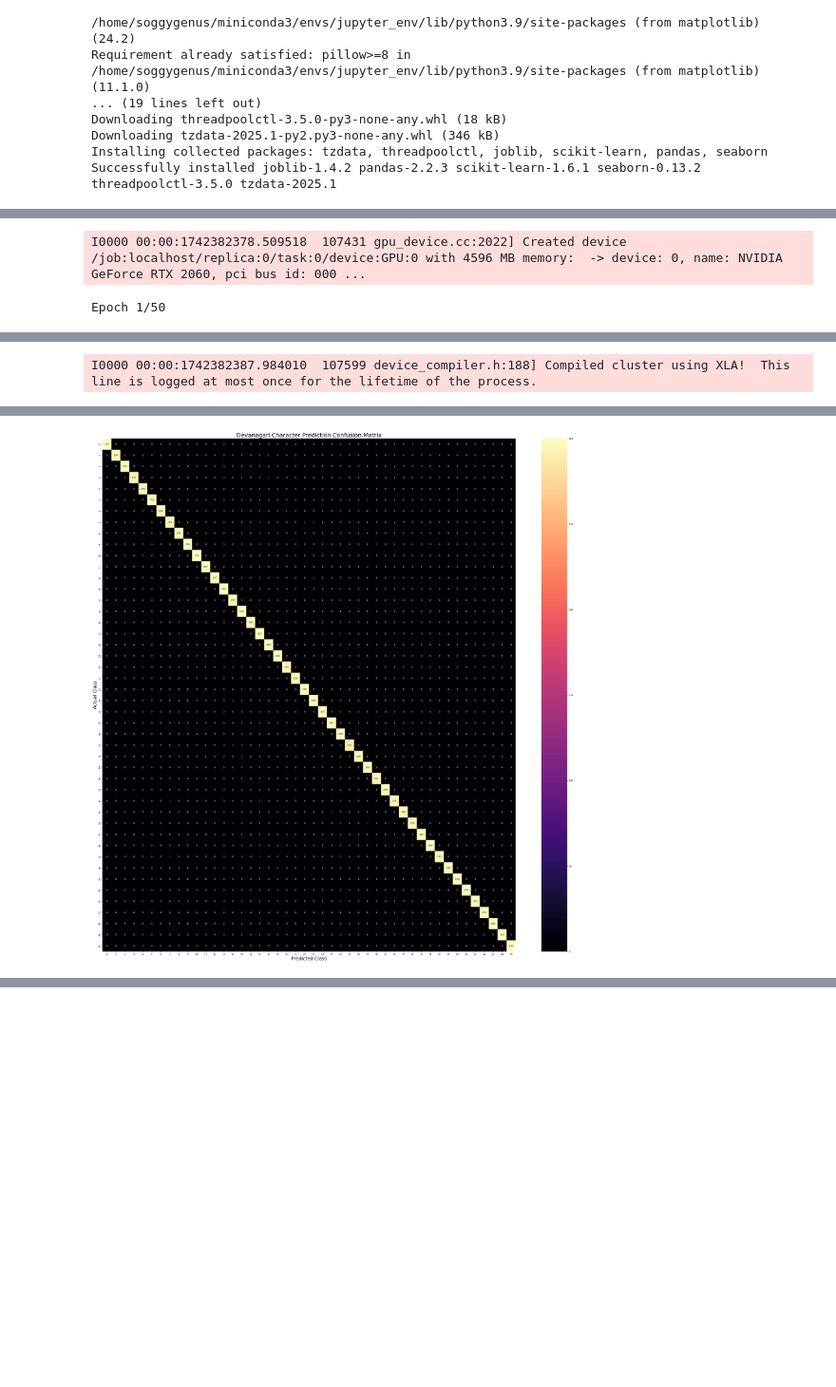
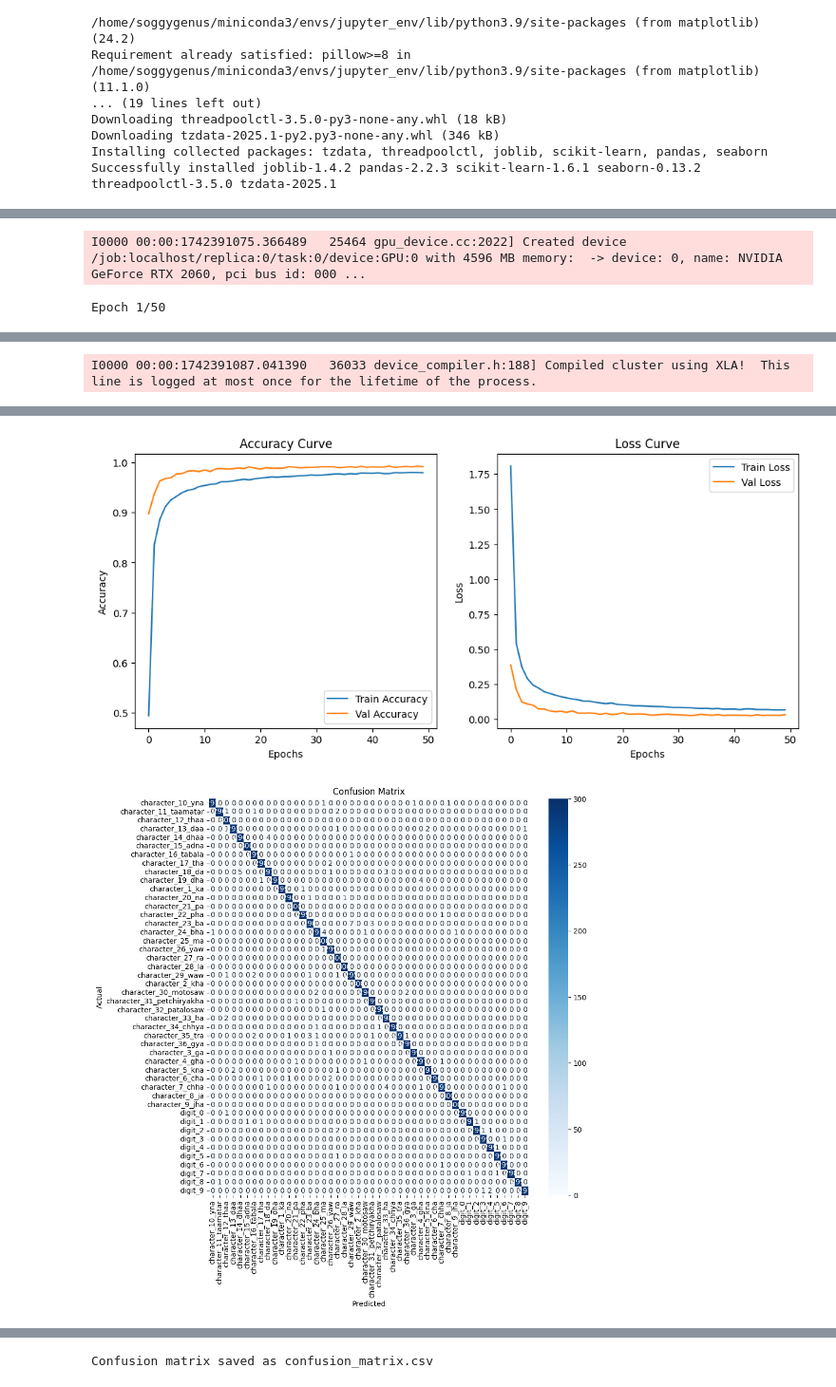
Before and after one commit to ColdWistler/CV_DevnagriDetection, a Jupyter notebook: NepaliTextDetection/HybridCNNTransformer_fixed_updated.ipynb, the cells around one changed output, grey strips where cells are left out. Shown at 95% size. Drawn from its saved outputs; the diff is of its cells as text; code cells hidden in the pictures; blank space fills up the shorter version.

```diff
--- a/NepaliTextDetection/HybridCNNTransformer_fixed_updated.ipynb
+++ b/NepaliTextDetection/HybridCNNTransformer_fixed_updated.ipynb
@@ -23,7 +23,7 @@ import matplotlib.pyplot as plt
 import pandas as pd
 import numpy as np
 import seaborn as sns
-from sklearn.metrics import classification_report, confusion_matrix
+from sklearn.metrics import classification_report, confusion_matrix, precision_recall_curve, roc_curve, auc
 from sklearn.utils.class_weight import compute_class_weight
 from keras.models import Model
 from keras.layers import Input, Conv2D, MaxPooling2D, Dropout, Flatten, Dense, Reshape, MultiHeadAttention, LayerNormalization, GlobalAveragePooling1D
@@ -44,7 +44,7 @@ train_datagen = ImageDataGenerator(
     rotation_range=10,
     width_shift_range=0.1,
     height_shift_range=0.1,
-    fill_mode='nearest'  # Prevents distortion artifacts
+    fill_mode='nearest'
 )
 
 test_datagen = ImageDataGenerator(rescale=1.0/255)
@@ -59,11 +59,10 @@ test_set = test_datagen.flow_from_directory(
 
 num_classes = len(training_set.class_indices)
 
-# Compute class weights for handling imbalance
+# Compute class weights
 y_train = training_set.classes
 class_weights = compute_class_weight('balanced', classes=np.unique(y_train), y=y_train)
 class_weight_dict = dict(enumerate(class_weights))
-print("Class Weights:", class_weight_dict)
 
 # Define the CNN-Transformer hybrid model
 input_shape = (32, 32, 3)
@@ -107,7 +106,7 @@ history = model.fit(
     epochs=50,
     validation_data=test_set,
     validation_steps=len(test_set),
-    class_weight=class_weight_dict,  # Apply class weights
+    class_weight=class_weight_dict,
     callbacks=[tensorboard_callback]
 )
 
@@ -124,17 +123,45 @@ y_pred_classes = np.argmax(y_pred, axis=1)
 y_true = test_set.classes[:len(y_pred_classes)]
 
 cm = confusion_matrix(y_true, y_pred_classes)
-
-# Save confusion matrix to CSV
 cm_df = pd.DataFrame(cm, index=training_set.class_indices.keys(), columns=training_set.class_indices.keys())
 cm_df.to_csv("confusion_matrix.csv", index=True)
-print("Confusion matrix saved as confusion_matrix.csv")
+
+# Plot accuracy and loss curves
+plt.figure(figsize=(12, 5))
+plt.subplot(1, 2, 1)
+plt.plot(history.history['accuracy'], label='Train Accuracy')
+plt.plot(history.history['val_accuracy'], label='Val Accuracy')
+plt.xlabel('Epochs')
+plt.ylabel('Accuracy')
+plt.legend()
+plt.title('Accuracy Curve')
+
+plt.subplot(1, 2, 2)
+plt.plot(history.history['loss'], label='Train Loss')
+plt.plot(history.history['val_loss'], label='Val Loss')
+plt.xlabel('Epochs')
+plt.ylabel('Loss')
+plt.legend()
+plt.title('Loss Curve')
+plt.show()
 
 # Plot confusion matrix
-plt.figure(figsize=(40, 40))
-sns.heatmap(cm, annot=True, annot_kws={'size': 10}, fmt='g', cmap='magma')
-plt.xlabel("Predicted Class", fontsize=20)
-plt.ylabel("Actual Class", fontsize=20)
-plt.title("Devanagari Character Prediction Confusion Matrix", fontsize=25)
+plt.figure(figsize=(10, 10))
+sns.heatmap(cm, annot=True, fmt='g', cmap='Blues', xticklabels=training_set.class_indices.keys(), yticklabels=training_set.class_indices.keys())
+plt.xlabel("Predicted")
+plt.ylabel("Actual")
+plt.title("Confusion Matrix")
 plt.show()
+
+# Plot class-wise accuracy
+class_accuracies = cm.diagonal() / cm.sum(axis=1)
+plt.figure(figsize=(12, 6))
+plt.bar(training_set.class_indices.keys(), class_accuracies)
+plt.xlabel("Class")
+plt.ylabel("Accuracy")
+plt.title("Class-wise Accuracy")
+plt.xticks(rotation=90)
+plt.show()
+
+print("Confusion matrix saved as confusion_matrix.csv")
 # %% [output]
@@ -150,3 +176,3 @@ Class Weights: {0: np.float64(1.0), 1: np.float64(1.0), 2: np.float64(1.0), 3: n
-I0000 00:00:1742382378.509518  107431 gpu_device.cc:2022] Created device /job:localhost/replica:0/task:0/device:GPU:0 with 4596 MB memory:  -> device: 0, name: NVIDIA GeForce RTX 2060, pci bus id: 000 ...
+I0000 00:00:1742391075.366489   25464 gpu_device.cc:2022] Created device /job:localhost/replica:0/task:0/device:GPU:0 with 4596 MB memory:  -> device: 0, name: NVIDIA GeForce RTX 2060, pci bus id: 000 ...
 Epoch 1/50
 WARNING: All log messages before absl::InitializeLog() is called are written to STDERR
@@ -162 +188 @@ I0000 00:00:1742382383.297901  107599 cuda_dnn.cc:529] Loaded cuDNN version 9030
-I0000 00:00:1742382387.984010  107599 device_compiler.h:188] Compiled cluster using XLA!  This line is logged at most once for the lifetime of the process.
+I0000 00:00:1742391087.041390   36033 device_compiler.h:188] Compiled cluster using XLA!  This line is logged at most once for the lifetime of the process.
@@ -185 +211,2 @@ Confusion matrix saved as confusion_matrix.csv
-[figure, old version]
+[figure, new version]
+[figure, added]
@@ -185,0 +214 @@ Confusion matrix saved as confusion_matrix.csv
+Confusion matrix saved as confusion_matrix.csv
```
Also changed, not shown: parts of 1 cell of this notebook.
